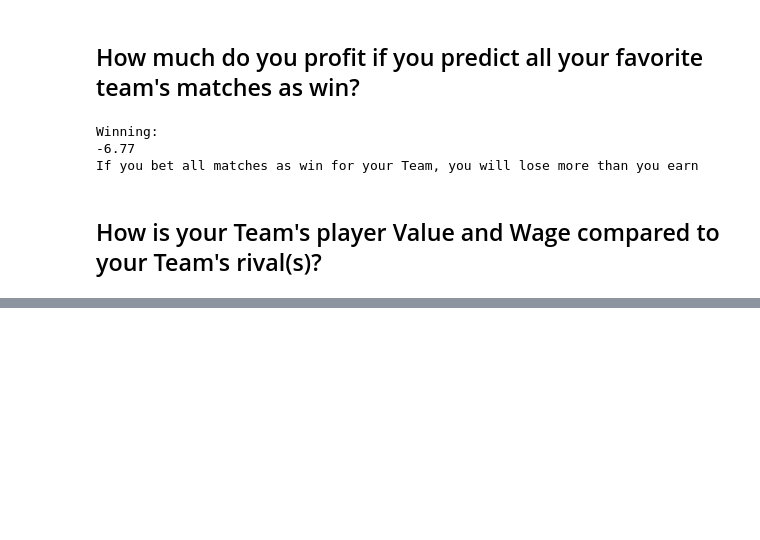
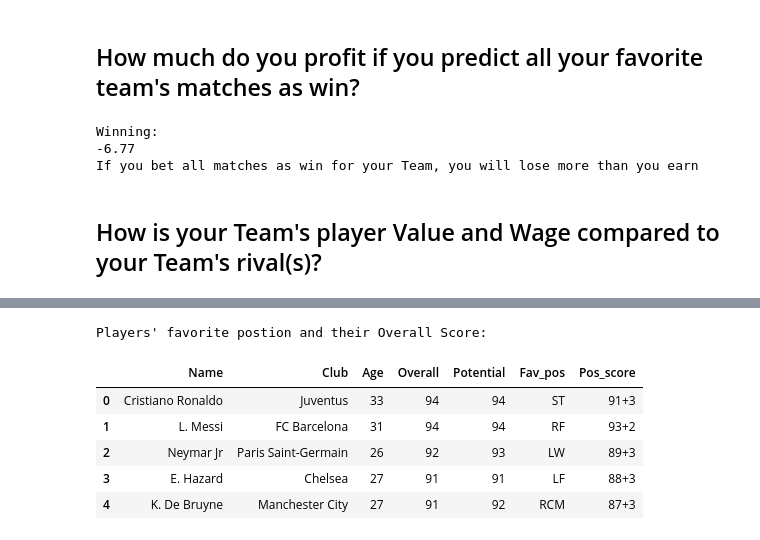
Before and after one commit to dqa611/Football-Analysis, a Jupyter notebook: Football Analysis.ipynb, the cells around one changed output, grey strips where cells are left out. Drawn from its saved outputs; the diff is of its cells as text; code cells hidden in the pictures; blank space fills up the shorter version.

```diff
--- a/Football Analysis.ipynb
+++ b/Football Analysis.ipynb
@@ -271,0 +273,26 @@ L. Messi
+# %%
+position_list = ['LS', 'ST', 'RS', 'LW', 'LF', 'CF', 'RF', 'RW',
+                 'LAM', 'CAM', 'RAM', 'LM', 'LCM', 'CM', 'RCM', 'RM', 'LWB', 'LDM',
+                 'CDM', 'RDM', 'RWB', 'LB', 'LCB', 'CB', 'RCB', 'RB']
+# %%
+query = []
+for i in range(len(position_list)):
+    query.append("SELECT Name, Club, Age, Overall, Potential, Position AS Fav_pos, " + position_list[i] + " AS Pos_score \
+                    FROM playerstats \
+                    WHERE Fav_pos=" + "'" + position_list[i] + "' UNION ALL"
+                )
+query = ' '.join(query)
+# %%
+# [:-10] because the last string is UNION ALL as the result of the loop
+
+fav_pos_score = pd.read_sql_query(query[:-10] +"ORDER BY Overall DESC, Name",conn)
+print("Players' favorite postion and their Overall Score: ")
+fav_pos_score.head()
+# %% [output]
+Players' favorite postion and their Overall Score:
+|  | Name | Club | Age | Overall | Potential | Fav_pos | Pos_score |
+| 0 | Cristiano Ronaldo | Juventus | 33 | 94 | 94 | ST | 91+3 |
+| 1 | L. Messi | FC Barcelona | 31 | 94 | 94 | RF | 93+2 |
+| 2 | Neymar Jr | Paris Saint-Germain | 26 | 92 | 93 | LW | 89+3 |
+| 3 | E. Hazard | Chelsea | 27 | 91 | 91 | LF | 88+3 |
+| 4 | K. De Bruyne | Manchester City | 27 | 91 | 92 | RCM | 87+3 |
```
Also changed, not shown: parts of 11 cells of this notebook.
